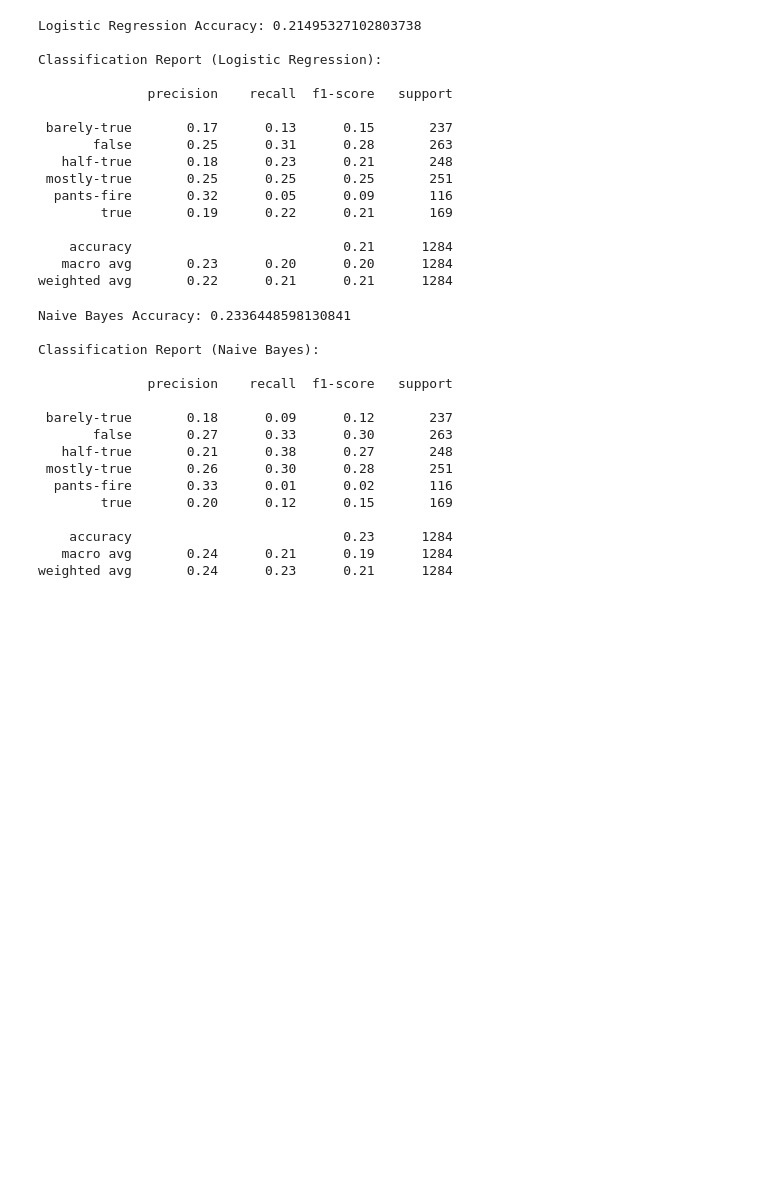
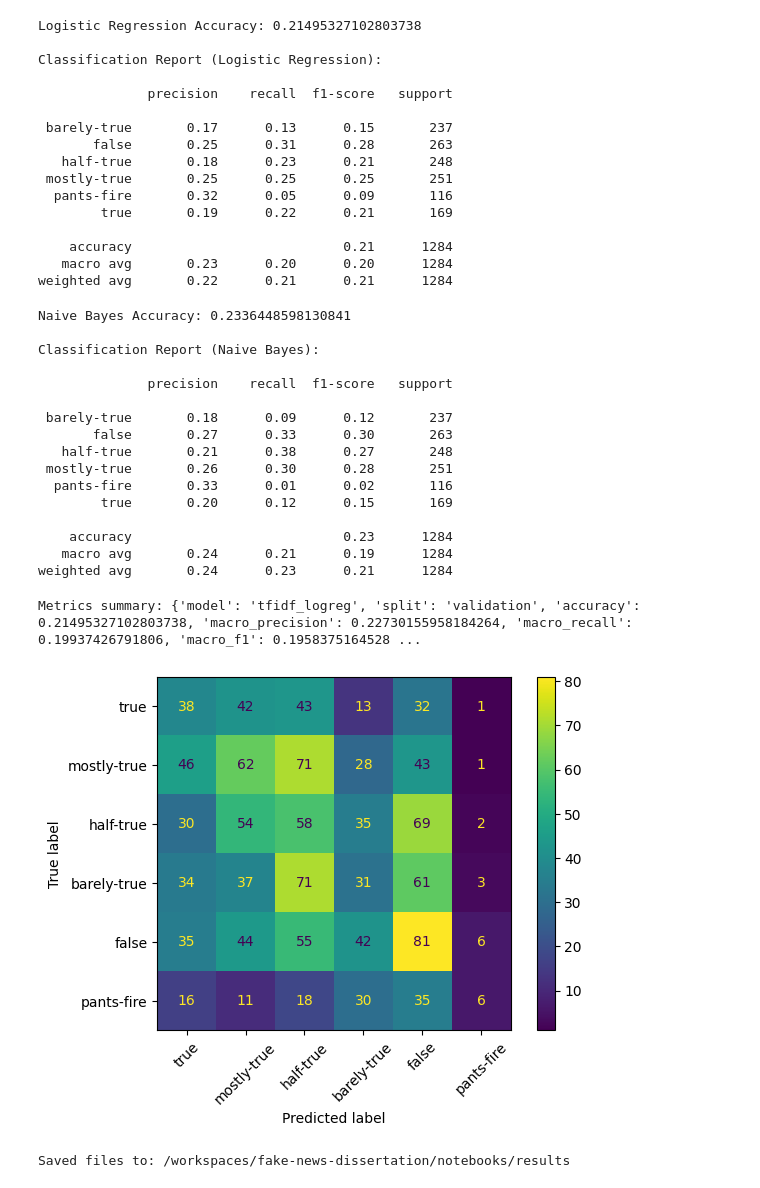
Before and after one commit to NicolasIssa1/fake-news-dissertation, a Jupyter notebook: notebooks/02_baseline_models.ipynb, the cells around one changed output. Drawn from its saved outputs; the diff is of its cells as text; code cells hidden in the pictures; blank space fills up the shorter version.

Commit message:
Week 3: save baseline evaluation artefacts (metrics, confusion matrix, predictions)

```diff
--- a/notebooks/02_baseline_models.ipynb
+++ b/notebooks/02_baseline_models.ipynb
@@ -92,3 +102,61 @@ Classification Report (Naive Bayes):
     accuracy                           0.23      1284
    macro avg       0.24      0.21      0.19      1284
 weighted avg       0.24      0.23      0.21      1284
+# %%
+# === Week 3: Save baseline artefacts (LogReg on validation) ===
+
+# Create results folder (relative to repo root)
+results_dir = Path("results")
+results_dir.mkdir(parents=True, exist_ok=True)
+
+# Fixed label order for consistency
+label_order = ["true", "mostly-true", "half-true", "barely-true", "false", "pants-fire"]
+
+# Core metrics (Logistic Regression)
+acc = accuracy_score(y_valid, y_pred_lr)
+
+prec_m, rec_m, f1_m, _ = precision_recall_fscore_support(
+    y_valid, y_pred_lr, average="macro", zero_division=0
+)
+prec_w, rec_w, f1_w, _ = precision_recall_fscore_support(
+    y_valid, y_pred_lr, average="weighted", zero_division=0
+)
+
+metrics = {
+    "model": "tfidf_logreg",
+    "split": "validation",
+    "accuracy": float(acc),
+    "macro_precision": float(prec_m),
+    "macro_recall": float(rec_m),
+    "macro_f1": float(f1_m),
+    "weighted_precision": float(prec_w),
+    "weighted_recall": float(rec_w),
+    "weighted_f1": float(f1_w),
+}
+
+print("Metrics summary:", metrics)
+
+# Confusion matrix (ordered labels)
+cm = confusion_matrix(y_valid, y_pred_lr, labels=label_order)
+disp = ConfusionMatrixDisplay(confusion_matrix=cm, display_labels=label_order)
+disp.plot(xticks_rotation=45)
+plt.tight_layout()
+plt.show()
+
+# Save metrics + confusion matrix
+(results_dir / "baseline_metrics.json").write_text(json.dumps(metrics, indent=2))
+pd.DataFrame(cm, index=label_order, columns=label_order).to_csv(results_dir / "confusion_matrix.csv")
+
+# Save validation predictions for error analysis
+pred_df = pd.DataFrame({
+    "statement": X_valid,
+    "true_label": y_valid,
+    "pred_label": y_pred_lr
+})
+pred_df.to_csv(results_dir / "valid_predictions.csv", index=False)
+
+print("Saved files to:", results_dir.resolve())
+# %% [output]
+Metrics summary: {'model': 'tfidf_logreg', 'split': 'validation', 'accuracy': 0.21495327102803738, 'macro_precision': 0.22730155958184264, 'macro_recall': 0.19937426791806, 'macro_f1': 0.1958375164528 ...
+[figure, added]
+Saved files to: /workspaces/fake-news-dissertation/notebooks/results
```
Also changed, not shown: parts of 1 cell of this notebook, 6 other files.
